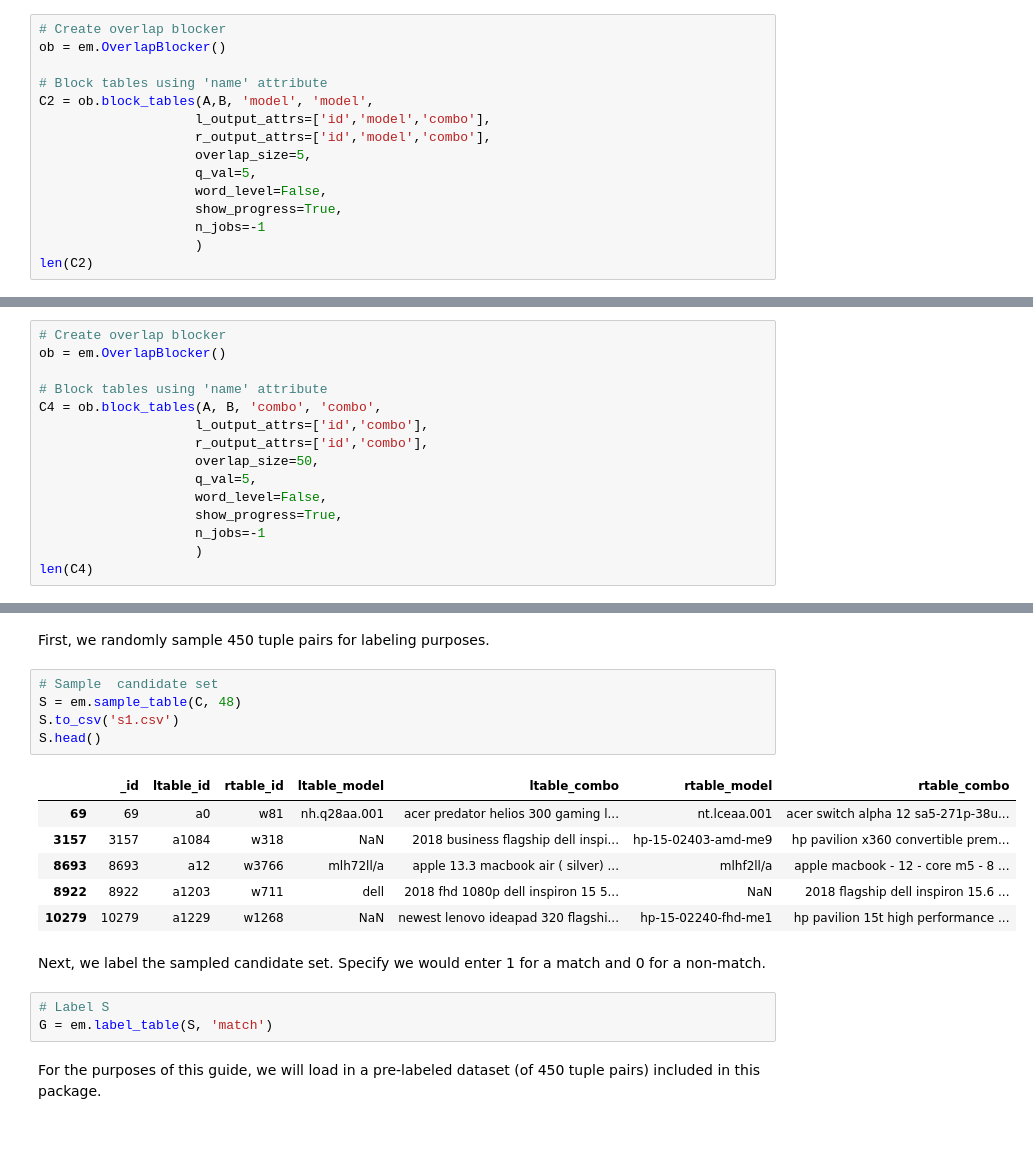
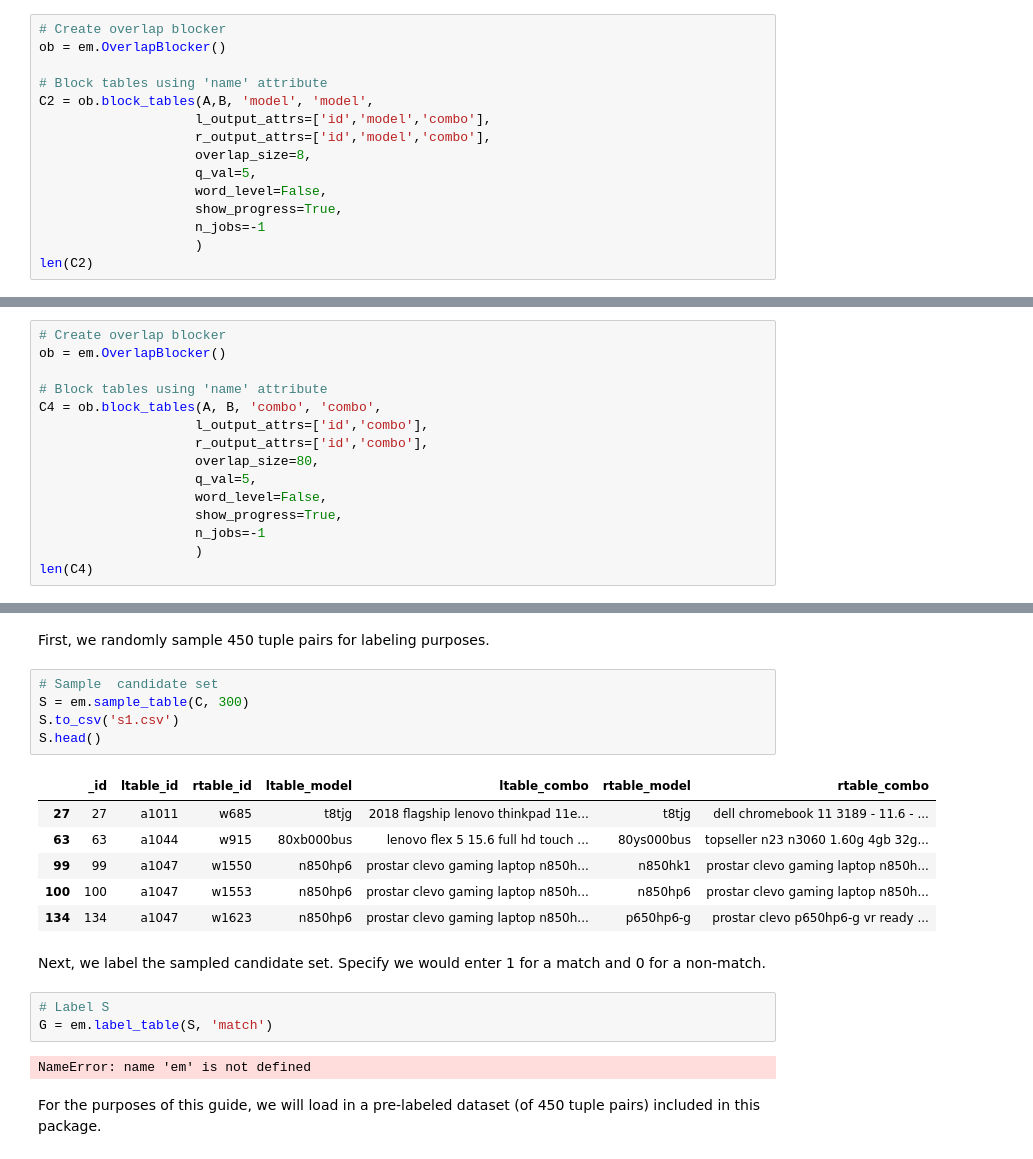
Before and after one commit to dliangsta/CS839-project, a Jupyter notebook: stage-3/notebook.ipynb, the cells around one changed output, grey strips where cells are left out. Drawn from its saved outputs; the diff is of its cells as text.

```diff
--- a/stage-3/notebook.ipynb
+++ b/stage-3/notebook.ipynb
@@ -138,7 +138,7 @@ ob = em.OverlapBlocker()
 C2 = ob.block_tables(A,B, 'model', 'model',
                     l_output_attrs=['id','model','combo'],
                     r_output_attrs=['id','model','combo'],
-                    overlap_size=5,
+                    overlap_size=8,
                     q_val=5,
                     word_level=False,
                     show_progress=True,
@@ -197,7 +186,7 @@ ob = em.OverlapBlocker()
 C4 = ob.block_tables(A, B, 'combo', 'combo',
                     l_output_attrs=['id','combo'],
                     r_output_attrs=['id','combo'],
-                    overlap_size=50,
+                    overlap_size=80,
                     q_val=5,
                     word_level=False,
                     show_progress=True,
@@ -257,21 +250,23 @@ This typically involves the following five steps:
 First, we randomly sample 450 tuple pairs for labeling purposes.
 # %%
 # Sample  candidate set
-S = em.sample_table(C, 48)
+S = em.sample_table(C, 300)
 S.to_csv('s1.csv')
 S.head()
 # %% [output]
 |  | _id | ltable_id | rtable_id | ltable_model | ltable_combo | rtable_model | rtable_combo |
-| 69 | 69 | a0 | w81 | nh.q28aa.001 | acer predator helios 300 gaming l... | nt.lceaa.001 | acer switch alpha 12 sa5-271p-38u... |
-| 3157 | 3157 | a1084 | w318 | NaN | 2018 business flagship dell inspi... | hp-15-02403-amd-me9 | hp pavilion x360 convertible prem... |
-| 8693 | 8693 | a12 | w3766 | mlh72ll/a | apple 13.3 macbook air ( silver) ... | mlhf2ll/a | apple macbook - 12 - core m5 - 8 ... |
-| 8922 | 8922 | a1203 | w711 | dell | 2018 fhd 1080p dell inspiron 15 5... | NaN | 2018 flagship dell inspiron 15.6 ... |
-| 10279 | 10279 | a1229 | w1268 | NaN | newest lenovo ideapad 320 flagshi... | hp-15-02240-fhd-me1 | hp pavilion 15t high performance ... |
+| 27 | 27 | a1011 | w685 | t8tjg | 2018 flagship lenovo thinkpad 11e... | t8tjg | dell chromebook 11 3189 - 11.6 - ... |
+| 63 | 63 | a1044 | w915 | 80xb000bus | lenovo flex 5 15.6 full hd touch ... | 80ys000bus | topseller n23 n3060 1.60g 4gb 32g... |
+| 99 | 99 | a1047 | w1550 | n850hp6 | prostar clevo gaming laptop n850h... | n850hk1 | prostar clevo gaming laptop n850h... |
+| 100 | 100 | a1047 | w1553 | n850hp6 | prostar clevo gaming laptop n850h... | n850hp6 | prostar clevo gaming laptop n850h... |
+| 134 | 134 | a1047 | w1623 | n850hp6 | prostar clevo gaming laptop n850h... | p650hp6-g | prostar clevo p650hp6-g vr ready ... |
 # %% [markdown]
 Next, we label the sampled candidate set. Specify we would enter 1 for a match and 0 for a non-match.
 # %%
 # Label S
 G = em.label_table(S, 'match')
+# %% [output]
+NameError: name 'em' is not defined
 # %% [markdown]
 For the purposes of this guide, we will load in a pre-labeled dataset (of 450 tuple pairs) included in this package.
 # %%
```
Also changed, not shown: parts of 16 cells of this notebook, 6 other files.
